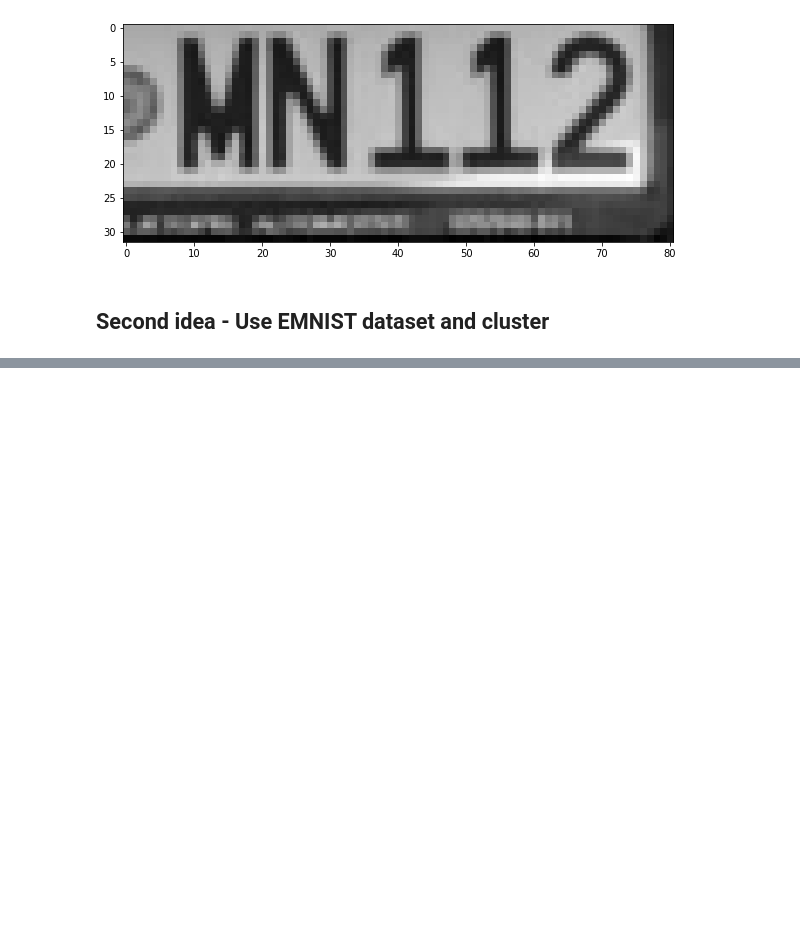
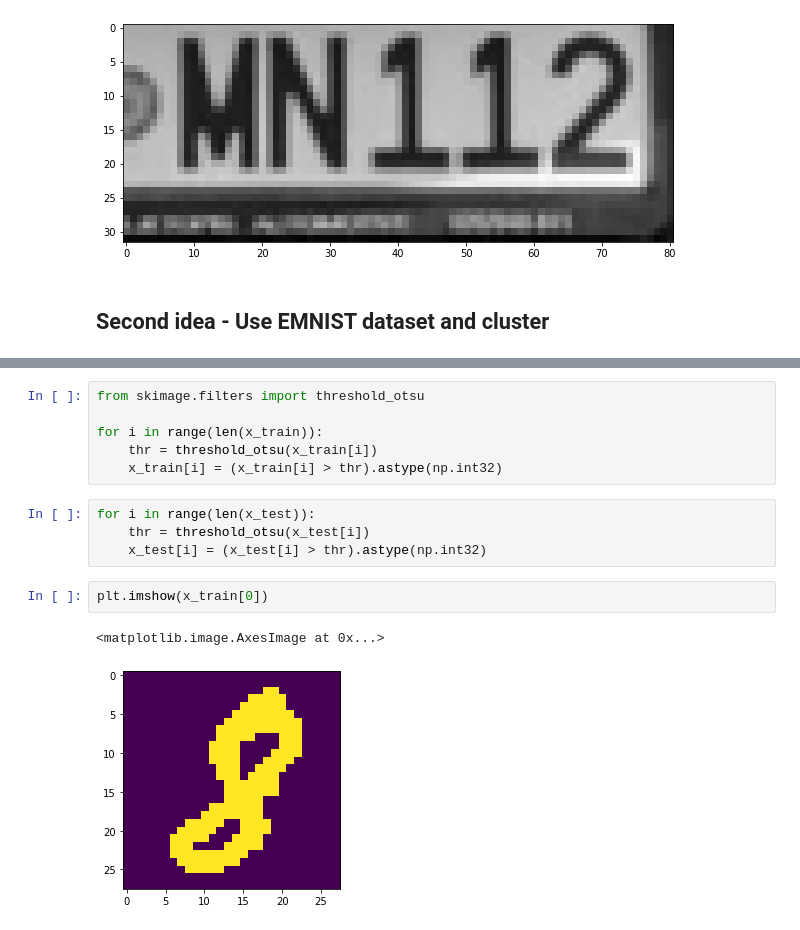
Before and after one commit to IararIV/mapsv-anpr, a Jupyter notebook: OCR.ipynb, the cells around one changed output, grey strips where cells are left out. Saved outputs shown, nothing was run; the diff lists cells and outputs as text; blank space fills up the shorter version.

```diff
--- a/OCR.ipynb
+++ b/OCR.ipynb
@@ -199,0 +305,15 @@ for char_image in character_image_list:
+# %%
+from skimage.filters import threshold_otsu
+
+for i in range(len(x_train)):
+    thr = threshold_otsu(x_train[i])
+    x_train[i] = (x_train[i] > thr).astype(np.int32)
+# %%
+for i in range(len(x_test)):
+    thr = threshold_otsu(x_test[i])
+    x_test[i] = (x_test[i] > thr).astype(np.int32)
+# %%
+plt.imshow(x_train[0])
+# %% [output]
+<matplotlib.image.AxesImage at 0x...>
+[figure, added]
```
Also changed, not shown: parts of 27 cells of this notebook, 56 other files.
